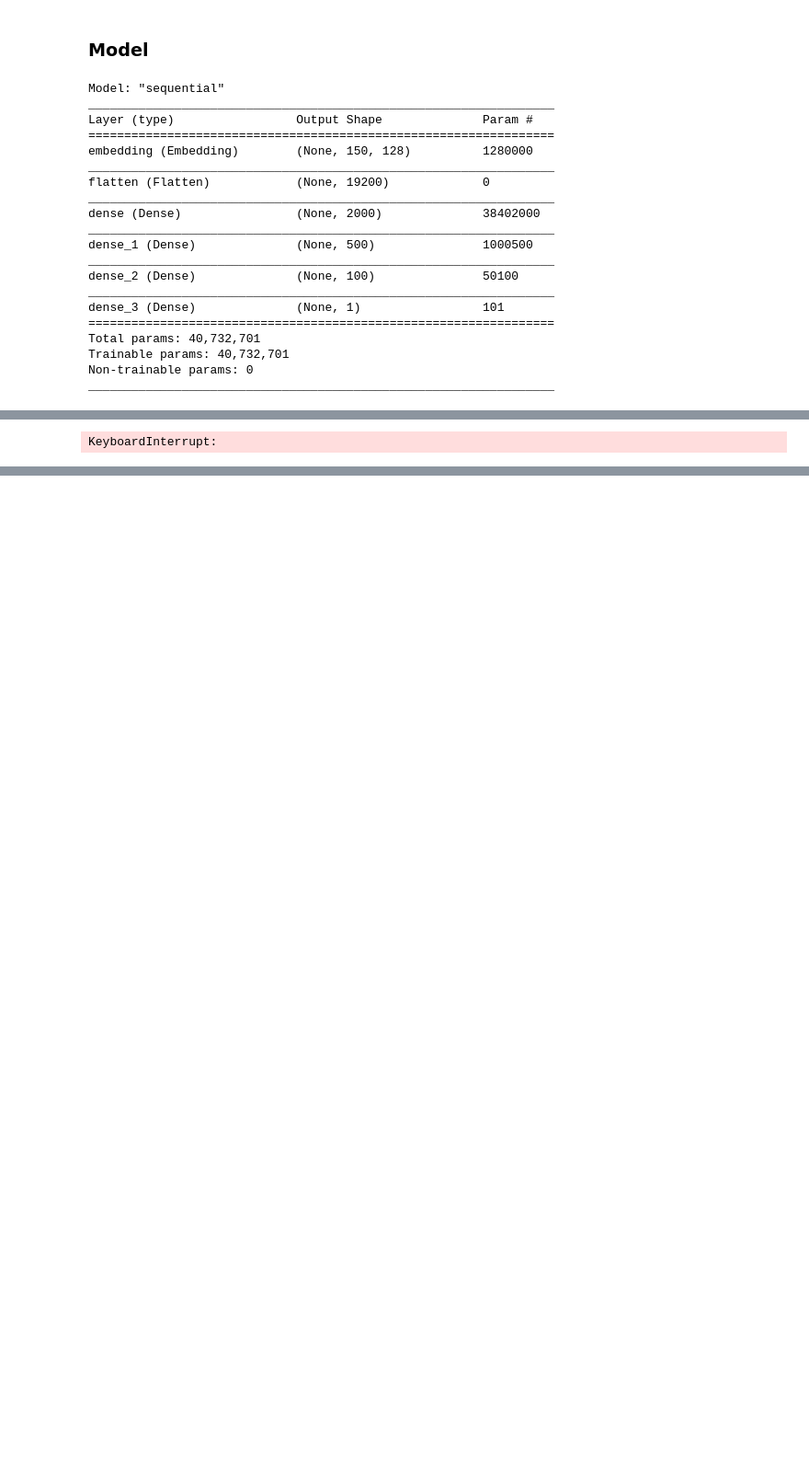
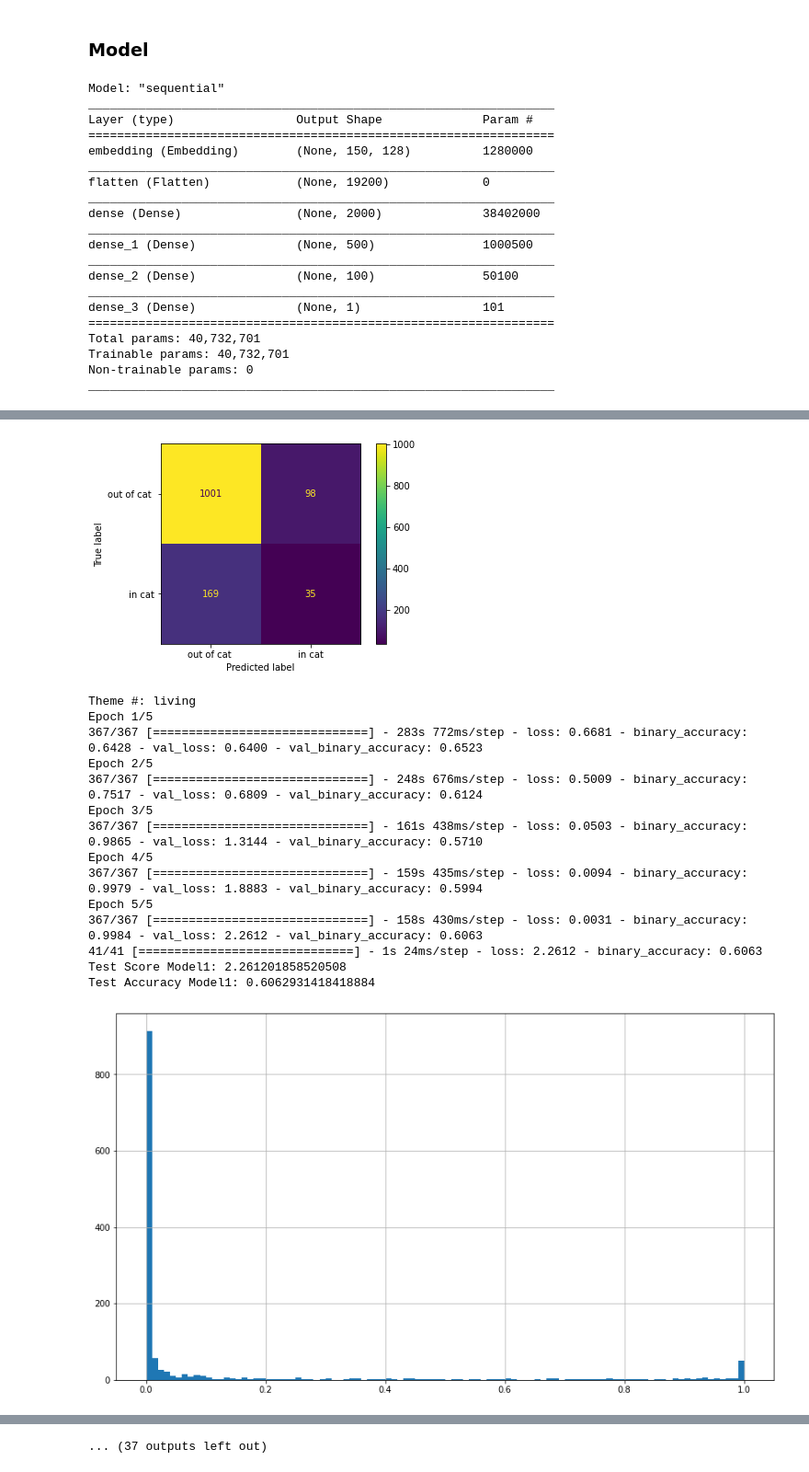
Before and after one commit to triantafillu/PoetryNLP-TopicDecadePredictor, a Jupyter notebook: train/volodymyr/binary_classification.ipynb, the cells around one changed output, grey strips where cells are left out. Shown: that part at 92% size. Drawn from its saved outputs; the diff is of its cells as text; code cells hidden in the pictures; blank space fills up the shorter version.

Commit message:
models updated

```diff
--- a/train/volodymyr/binary_classification.ipynb
+++ b/train/volodymyr/binary_classification.ipynb
@@ -14,8 +16,8 @@ with open('../../data/themes.json', 'r') as f:
     theme_codes = json.load(f)
 # %%
 themes_to_predict = ['arts & sciences', 'living', 'social commentaries',
-                     'relationships', 'love', 'nature', 'war', 'lgbtq', 'audio & music',
-                     'summer', 'religion', 'violence']
+                     'relationships', 'love', 'nature', 'war', 'lgbtq', 'audio & music', 'public domain',
+                     'body', 'death', 'summer', 'religion', 'violence', 'eating']
 # %%
 texts_len = df['text'].apply(len)
 df.drop(df[texts_len<50].index, inplace=True)
@@ -69,6 +71,7 @@ _________________________________________________________________
 # %%
 epochs = 5
 result = {}
+preds = {}
 
 for theme in themes_to_predict:
     print('Theme #:', theme)
@@ -84,11 +87,13 @@ for theme in themes_to_predict:
     print("Test Score Model1:", score[0])
     print("Test Accuracy Model1:", score[1])
     y_pred = model1.predict(X_test)
-    class_names = ['in ', 'out']
+    class_names = ['out of cat ', 'in cat']
     cm = confusion_matrix(Y_test, np.rint(y_pred))
     disp = ConfusionMatrixDisplay(confusion_matrix=cm, display_labels=class_names)
     disp.plot()
     plt.show()
+    pd.Series(y_pred.flatten()).hist(bins=100, figsize=(14, 8)).figure
+    preds[theme] = y_pred
     result[theme] = score[1]
 print(result)
 # %% [output]
@@ -97 +114,16 @@ Epoch 1/5
+[figure, added]
-KeyboardInterrupt:
+Theme #: living
+Epoch 1/5
+367/367 [==============================] - 283s 772ms/step - loss: 0.6681 - binary_accuracy: 0.6428 - val_loss: 0.6400 - val_binary_accuracy: 0.6523
+Epoch 2/5
+367/367 [==============================] - 248s 676ms/step - loss: 0.5009 - binary_accuracy: 0.7517 - val_loss: 0.6809 - val_binary_accuracy: 0.6124
+Epoch 3/5
+367/367 [==============================] - 161s 438ms/step - loss: 0.0503 - binary_accuracy: 0.9865 - val_loss: 1.3144 - val_binary_accuracy: 0.5710
+Epoch 4/5
+367/367 [==============================] - 159s 435ms/step - loss: 0.0094 - binary_accuracy: 0.9979 - val_loss: 1.8883 - val_binary_accuracy: 0.5994
+Epoch 5/5
+367/367 [==============================] - 158s 430ms/step - loss: 0.0031 - binary_accuracy: 0.9984 - val_loss: 2.2612 - val_binary_accuracy: 0.6063
+41/41 [==============================] - 1s 24ms/step - loss: 2.2612 - binary_accuracy: 0.6063
+Test Score Model1: 2.261201858520508
+Test Accuracy Model1: 0.6062931418418884
+[figure, added]
@@ -98,3 +177,4 @@ KeyboardInterrupt:
+... (37 outputs left out)
 # %%
 dfc = pd.DataFrame({'accuracies': result.values()}, index=result.keys())
 ax = dfc.plot.bar(rot=45, figsize=(20, 10))
```
Also changed, not shown: parts of 3 cells of this notebook, 5 other files.
